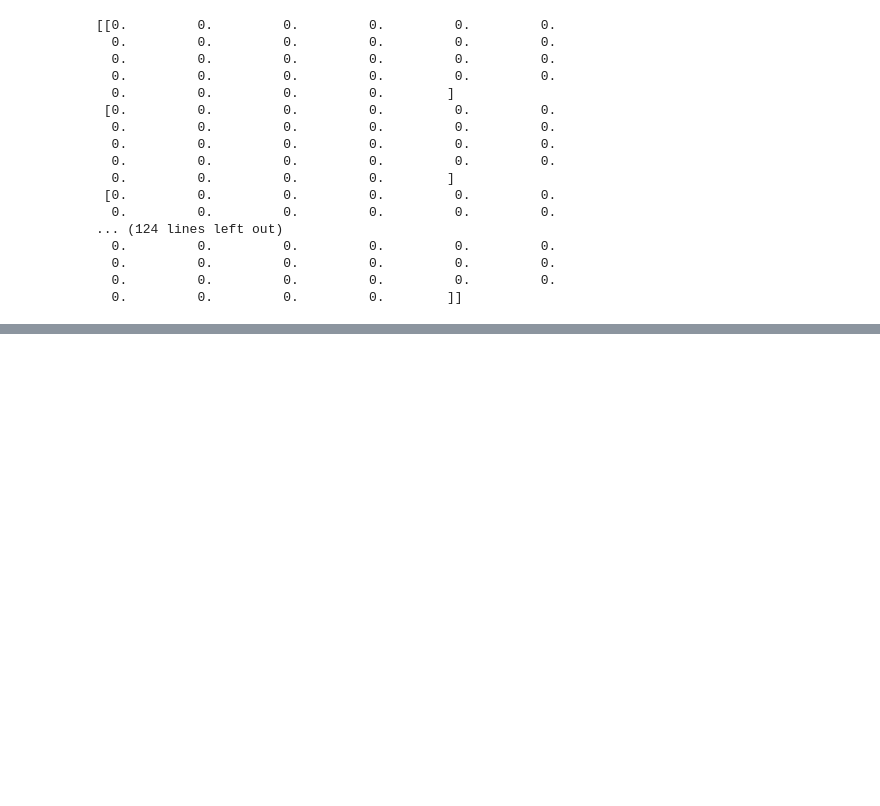
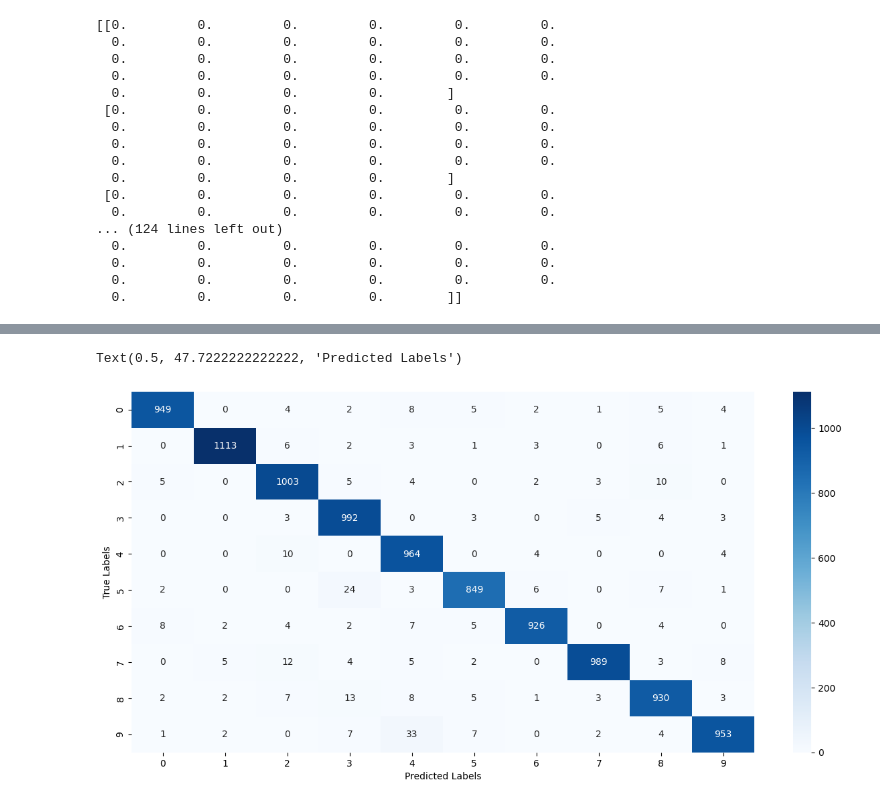
Before and after one commit to dharak22/Machine_Learning, a Jupyter notebook: MNIST_Digit_Classification.ipynb, the cells around one changed output, grey strips where cells are left out. Cells and saved outputs as stored; diff of their text form; code cells hidden in the pictures; blank space fills up the shorter version.

```diff
--- a/MNIST_Digit_Classification.ipynb
+++ b/MNIST_Digit_Classification.ipynb
@@ -119,0 +136,3 @@ print(X_train[10])
+# %%
+#training the Neural Network
+model.fit(X_train,y_train,epochs = 10)
@@ -119,0 +189,2 @@ print(X_train[10])
+# %%
+y_pred = model.predict(X_test)
@@ -119,0 +210,4 @@ print(X_train[10])
+# %%
+#converting the prediction probability to class label for all data point
+y_pred_labels = [np.argmax(i) for i in y_pred]
+print(y_pred_labels)
@@ -119,0 +221,3 @@ print(X_train[10])
+# %%
+confusion_matrix = confusion_matrix(y_test,y_pred_labels)
+print(confusion_matrix)
@@ -119,0 +236,8 @@ print(X_train[10])
+# %%
+plt.figure(figsize = (15,7))
+sns.heatmap(confusion_matrix,annot = True,fmt = 'd',cmap = 'Blues')
+plt.ylabel('True Labels')
+plt.xlabel('Predicted Labels')
+# %% [output]
+Text(0.5, 47.7222222222222, 'Predicted Labels')
+[figure, added]
```
Also changed, not shown: parts of 20 cells of this notebook.
